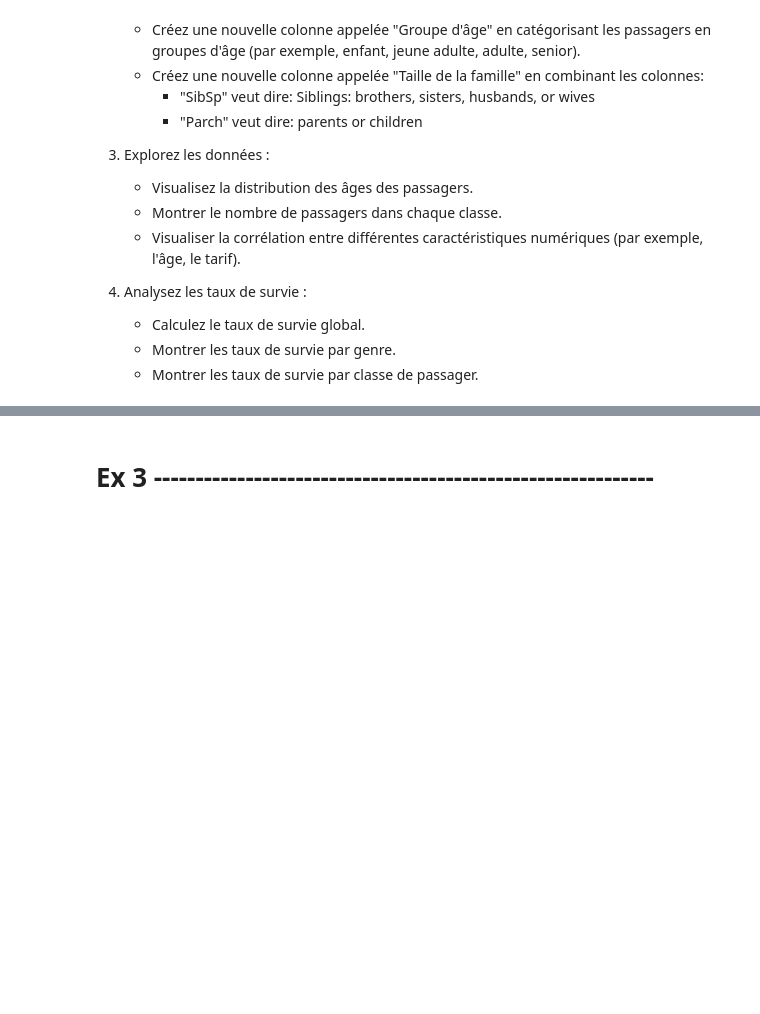
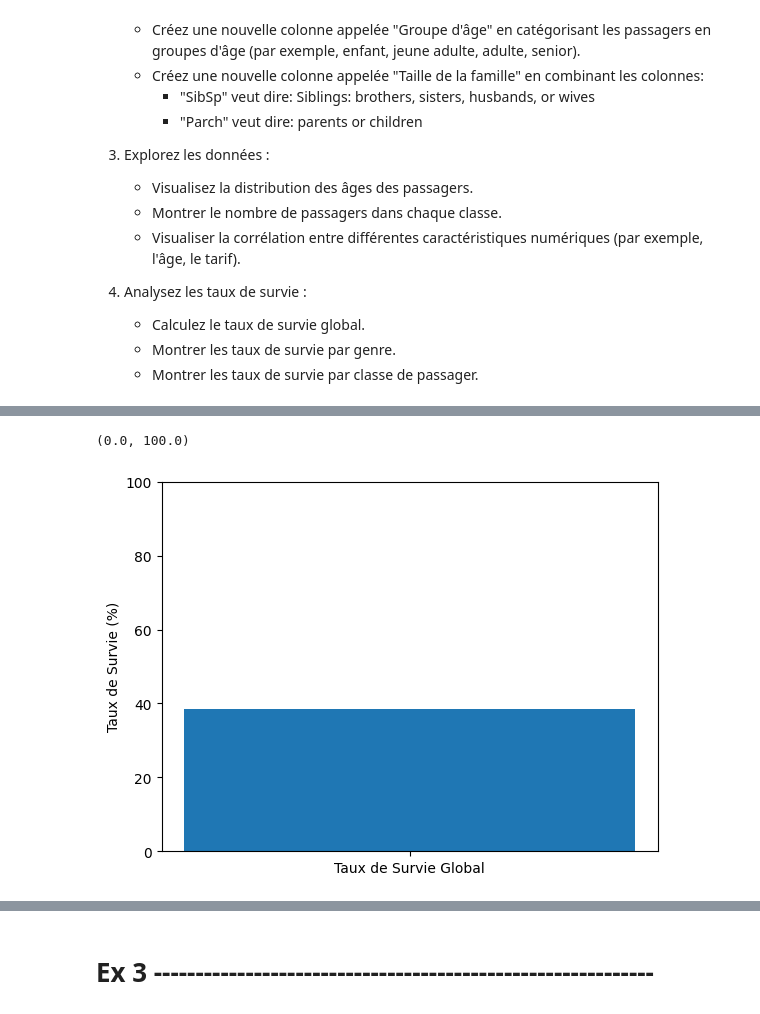
Before and after one commit to ayman-gassi/Data-analysis-and-inferential-statistics, a Jupyter notebook: Exercices3__Matplot&seeBorn.ipynb, the cells around one changed output, grey strips where cells are left out. Cells and saved outputs as stored; diff of their text form; code cells hidden in the pictures; blank space fills up the shorter version.

```diff
--- a/Exercices3__Matplot&seeBorn.ipynb
+++ b/Exercices3__Matplot&seeBorn.ipynb
@@ -271,0 +395,8 @@ plt.show()
+# %%
+taux_survie = dt['survived'].mean() * 100
+plt.bar(['Taux de Survie Global'], [taux_survie])
+plt.ylabel('Taux de Survie (%)')
+plt.ylim(0, 100)
+# %% [output]
+(0.0, 100.0)
+[figure, added]
```
Also changed, not shown: parts of 18 cells of this notebook.
